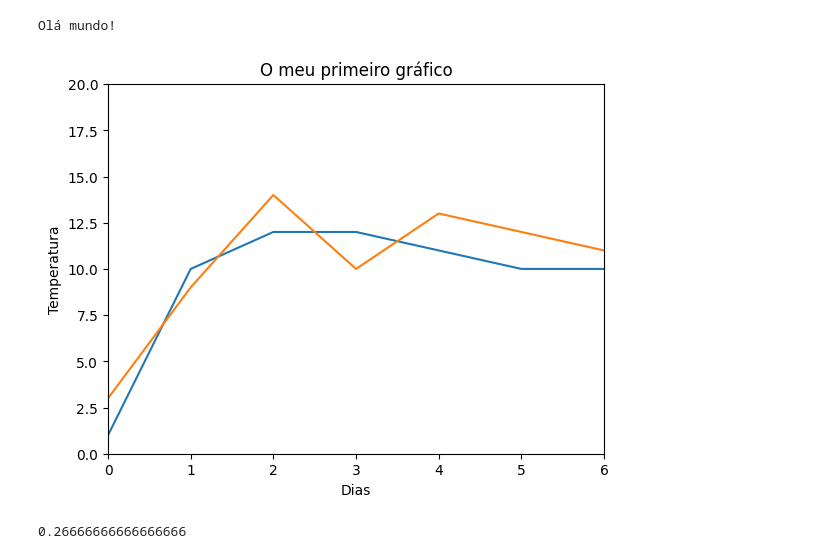
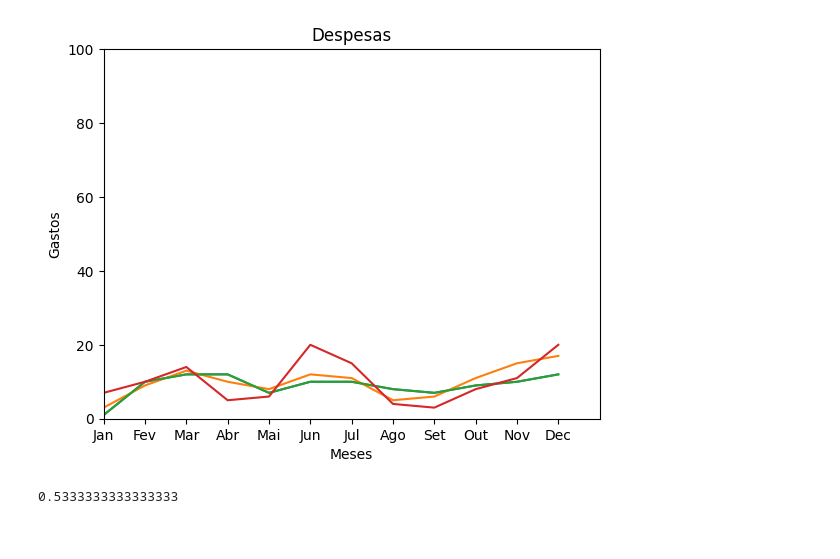
Before and after one commit to npereira89/learn_python, a Jupyter notebook: HelloWorld.ipynb, the cells around one changed output. Cells and saved outputs as stored; diff of their text form; code cells hidden in the pictures.

```diff
--- a/HelloWorld.ipynb
+++ b/HelloWorld.ipynb
@@ -1,5 +1 @@
-# %%
-print("Olá mundo!")
-# %% [output]
-Olá mundo!
 # %%
@@ -67,25 +64,30 @@ wb.save("formatted_table.xlsx")
 # %%
 import matplotlib.pyplot as plt
 
-plt.axis((0, 6, 0, 20))
+plt.axis((0, 12, 0, 100))
 
-x = [0, 1, 2, 3, 4, 5,6]
-y = [1, 10, 12, 12, 11, 10, 10]
-b = [3, 9, 14, 10, 13, 12, 11]
+x = ['Jan','Fev', 'Mar', 'Abr', 'Mai', 'Jun', 'Jul', 'Ago', 'Set','Out','Nov','Dec']
+y = [1, 10, 12, 12, 7, 10, 10, 8,7,9,10,12]
+gas = [3, 9, 13, 10, 8, 12, 11, 5,6,11,15,17]
+elect = [7, 10, 14, 5, 6, 20, 15, 4, 3, 8, 11,20]
+agua = [17, 15, 14, 5, 10, 13, 16, 18, 20, 22, 25,30]
 
-plt.plot(x, y, b)  # gráfico de linhas
+plt.plot(x, y, gas)  # gráfico de linhas
+plt.plot( x, y, elect)
+# plt.plot( x, y, agua)
 # plt.scatter(x,y)  # gráfico de pontos
 #plt.bar(x,y)  # gráfico de barras
-plt.title("O meu primeiro gráfico")
-plt.xlabel("Dias")
-plt.ylabel("Temperatura")
+plt.title("Despesas")
+plt.xlabel("Meses")
+plt.ylabel("Gastos")
 
 # Showing plot
 plt.show()
 # %% [output]
-[figure, old version]
+[figure, new version]
 # %%
 import pandas as pd
+import numpy as np
 from sklearn.tree import DecisionTreeClassifier
 from sklearn.model_selection import train_test_split
 from sklearn.metrics import accuracy_score
@@ -96,19 +98,17 @@ df = pd.read_csv('music.csv')
 
 inputs = df.drop(['genre'], axis = 'columns')
 target = df['genre']
-model = DecisionTreeClassifier(random_state=5)
+model = DecisionTreeClassifier()
 
 # getting data using information integer by inputs and targets
-inputs_train, inputs_test, target_train, target_test = train_test_split(inputs, target, test_size = 0.8,  stratify=target, random_state=5)
+inputs_train, inputs_test, target_train, target_test = train_test_split(inputs, target, test_size = 0.8)
 
 model.fit(inputs_train, target_train)
 
 # getting data using information integer by inputs and targets
 predictions = model.predict(inputs_test)
-# getting gener used by an age and gender using
-#predictions = model.predict([ [4, 0], [27, 1] ])
 # accurancy of data using some informations, line 8
 score = accuracy_score(target_test, predictions)
 score
 # %% [output]
-0.26666666666666666
+0.5333333333333333
```
Also changed, not shown: parts of 4 cells of this notebook.
